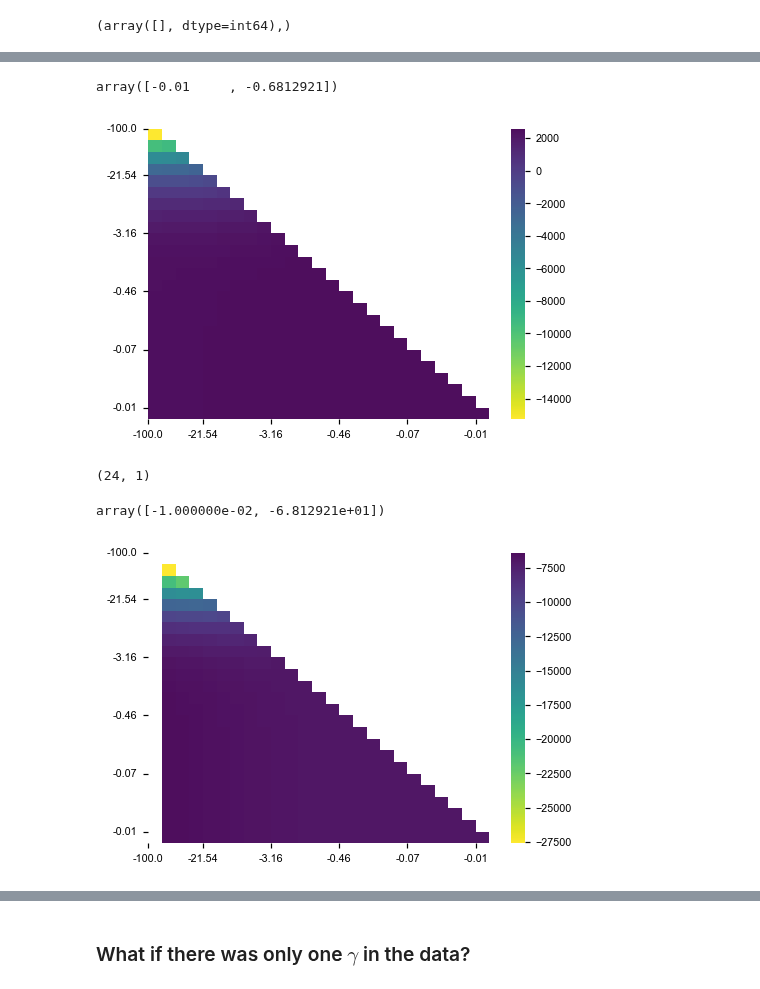
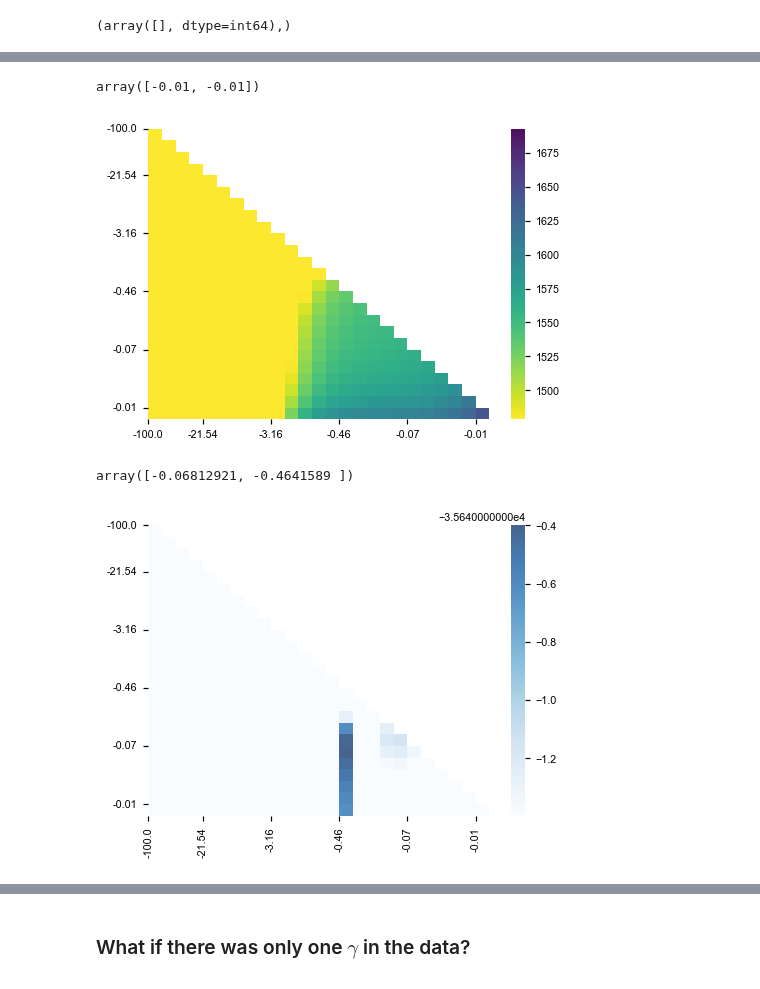
Before and after one commit to VivaswatS/selCoefEst, a Jupyter notebook: mom-framework.ipynb, the cells around one changed output, grey strips where cells are left out. Cells and saved outputs as stored; diff of their text form; code cells hidden in the pictures.

```diff
--- a/mom-framework.ipynb
+++ b/mom-framework.ipynb
@@ -551,14 +574,15 @@ p_xa_s[gamma[-2]][-6297,100]
 # %%
 ## just doing a lookup of sorts for the right probability
-def get_lp_alxl(g, Xlred, alred, n=120, cutoff=10):
+def get_lp_alxl(g, sXlred, alred, n=2000, cutoff=20):
     # Xsamp = np.arange(1,n)/n
-    sXlred = np.around(Xlred*n).astype(int) # rng.binomial(n, Xlred, len(Xlred))
-    res = np.empty(np.sum((sXlred>0) & (sXlred<100)))
-    for idx, i in enumerate(np.where((sXlred>0) & (sXlred<100))[0]):
-        # if too many gens, then pass in a very low number
-        # res[i] = np.log(p_xa_s[g][-int(alred[i]),np.argmin(np.abs(Xlred[i]-Xsamp))+1]) if (int(alred[i]<p_xa_s[g].shape[0])) else -20.
-        res[idx] = np.log(p_xa_s[g][-int(alred[i]),sXlred[i]]) if (int(alred[i]<p_xa_s[g].shape[0])) else -20.
-        if np.isinf(res[idx]):
-            print(i, Xlred[i], alred[i])
+    # sXlred = np.around(Xlred*n).astype(int) # rng.binomial(n, Xlred, len(Xlred))
+    res = np.empty(np.sum((sXlred>cutoff) & (sXlred<n-cutoff+1)))
+    for idx, i in enumerate(np.where((sXlred>cutoff) & (sXlred<n-cutoff+1))[0]):
+        # if too many gens, then pass in a very low number (like -400.)
+        # res[i] = np.log(p_xa_s[g][-int(alred[i]),np.argmin(np.abs(Xlred[i]-Xsamp))+1]) if (int(alred[i]<p_xa_s[g].shape[0])) else -400.
+
+        res[idx] = np.log(up_xa_s[g][-int(alred[i]),int(sXlred[i])]) if (int(alred[i])<up_xa_s[g].shape[0]) else np.median(np.log(up_xa_s[g][0,:]))
+        # if np.isinf(res[idx]):
+        #     print(i, Xlred[i], alred[i])
 
     return res
@@ -693,49 +705,42 @@ newdat = newdf1.loc[newdf1['al']>0,:].to_numpy()
 # %%
 ## picking a choice of g1 and g2 & creating a new data frame
-trueg1 = gamma[-10]
-trueg2 = -100.
+trueg1 = -0.01
+trueg2 = gamma[12]
 # 2000 x 3 (first 1000 is g1, second 1000 is g2)
-newdf1 = df1.iloc[np.ravel(np.where(dat[:,1]==trueg1)),0:3]#.append(df1.iloc[np.ravel(np.where(dat[:,1]==trueg2)),0:3])
+newdf1 = df1.iloc[np.ravel(np.where(dat[:,1]==trueg1)),:].append(df1.iloc[np.ravel(np.where(dat[:,1]==trueg2)),:])
 # newdf1 = newdf1.sample(frac=1)
 
 # only keeping alleles with ages > 1 (cos NN & PRF approx finds really high prob for these alleles to have small gamma...)
-newdat = newdf1.loc[newdf1['al']>0,:].to_numpy()
+newdat = newdf1.to_numpy()
 # %%
 ## assuming two selection coefficients and only freq info (split 50/50)
 dub_onlyfreq = np.zeros((len(gamma),len(gamma))) # need a 2d search
 for ig1, g1 in enumerate(gamma):
     for ig2, g2 in enumerate(gamma[0:(ig1+1)]):
-        dub_onlyfreq[ig1, ig2] = np.sum(np.log(0.5*np.exp(get_lp_xl(g1, newdat[:,0], N=2500)) + 0.5*np.exp(get_lp_xl(g2, newdat[:,0], N=2500))))
+        dub_onlyfreq[ig1, ig2] = np.sum(np.log(0.5*np.exp(get_lp_xl(g1, newdat[:,5])) + 0.5*np.exp(get_lp_xl(g2, newdat[:,5]))))
 
-mask = np.full(dub_onlyfreq.shape,False)
-mask[np.triu_indices_from(dub_onlyfreq,k=1)] = True
+# mask = np.full(dub_onlyfreq.shape,False)
+# mask[np.triu_indices_from(dub_onlyfreq,k=1)] = True
 # %%
-seaborn.heatmap(dub_onlyfreq,alpha=0.95,cmap='viridis_r',mask=mask, norm=colors.Normalize())
+seaborn.heatmap(dub_onlyfreq,alpha=0.95,cmap='viridis_r',mask=mask,vmax=np.max(dub_onlyfreq[~mask]),vmin=np.max(dub_onlyfreq[~mask])+50)
 plt.xticks(np.linspace(0,24,6,dtype='int'),gamma[np.linspace(0,24,6,dtype='int')].round(2))
 plt.yticks(np.linspace(0,24,6,dtype='int'),gamma[np.linspace(0,24,6,dtype='int')].round(2))
 np.take(gamma, np.unravel_index(np.nanargmax(np.ma.masked_array(dub_onlyfreq, mask)),dub_onlyfreq.shape))
 # %% [output]
-array([-0.01     , -0.6812921])
+array([-0.01, -0.01])
-[figure, old version]
+[figure, new version]
 # %%
-dub_agefreq = np.zeros((len(gamma),len(gamma))) # need a 2d search
+## assuming two selection coefficients and only age info (split 50/50)
+dub_onlyage = np.zeros((len(gamma),len(gamma))) # need a 2d search
 for ig1, g1 in enumerate(gamma):
     for ig2, g2 in enumerate(gamma[0:(ig1+1)]):
-        dub_agefreq[ig1, ig2] = np.sum(np.log(0.5*np.exp(get_lp_alxl(g1, newdat[:,0], newdat[:,2], n=100) + get_lp_xl(g1, newdat[:,0])) + 0.5*np.exp(get_lp_alxl(g2, newdat[:,0], newdat[:,2], n=100) + get_lp_xl(g2, newdat[:,0]))))
+        dub_onlyage[ig1, ig2] = np.sum(np.log(0.5*np.exp(get_lp_alxl(g1, newdat[:,5], newdat[:,2])) +
+        0.5*np.exp(get_lp_alxl(g2, newdat[:,5], newdat[:,2]))))
-# %%
-# dub_agefreq[g,1]
-# estg1agefreq = gamma[np.unravel_index(dub_agefreq.argmax(), dub_agefreq.shape)[0]]
-# estg2agefreq = gamma[np.unravel_index(dub_agefreq.argmax(), dub_agefreq.shape)[1]]
-# print(estg1agefreq, estg2agefreq)
-# dub_agefreq[~mask][np.nanargmax(dub_agefreq[~mask])]
-np.unravel_index(np.nanargmax(np.ma.masked_array(dub_agefreq, mask)),dub_agefreq.shape)
-# %% [output]
-(24, 1)
 # %%
-seaborn.heatmap(dub_agefreq,alpha=0.95,cmap='viridis_r',mask=mask,norm=colors.Normalize())
+seaborn.heatmap(dub_onlyage,alpha=0.75,xticklabels=gamma,yticklabels=gamma,cmap='Blues',mask=mask,vmin=np.max(dub_onlyage[~mask])-1,vmax=np.max(dub_onlyage[~mask]))
 plt.xticks(np.linspace(0,24,6,dtype='int'),gamma[np.linspace(0,24,6,dtype='int')].round(2))
 plt.yticks(np.linspace(0,24,6,dtype='int'),gamma[np.linspace(0,24,6,dtype='int')].round(2))
-np.take(gamma, np.unravel_index(np.nanargmax(np.ma.masked_array(dub_agefreq, mask)),dub_agefreq.shape))
+np.take(gamma, np.unravel_index(np.argmax(np.ma.masked_array(dub_onlyage, mask)),dub_onlyfreq.shape))
 # %% [output]
-array([-1.000000e-02, -6.812921e+01])
+array([-0.06812921, -0.4641589 ])
-[figure, old version]
+[figure, new version]
```
Also changed, not shown: parts of 59 cells of this notebook, 1 other file.
